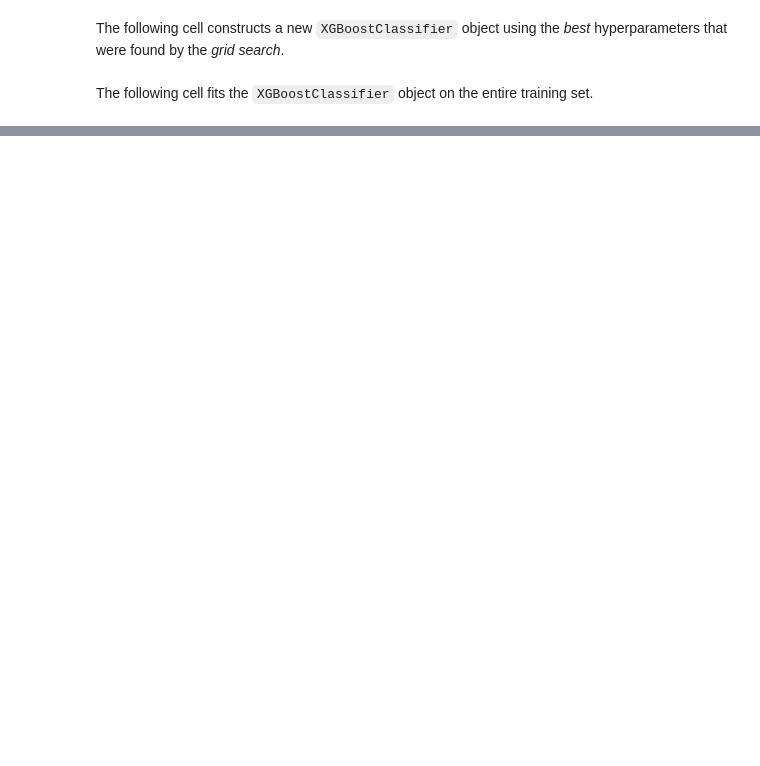
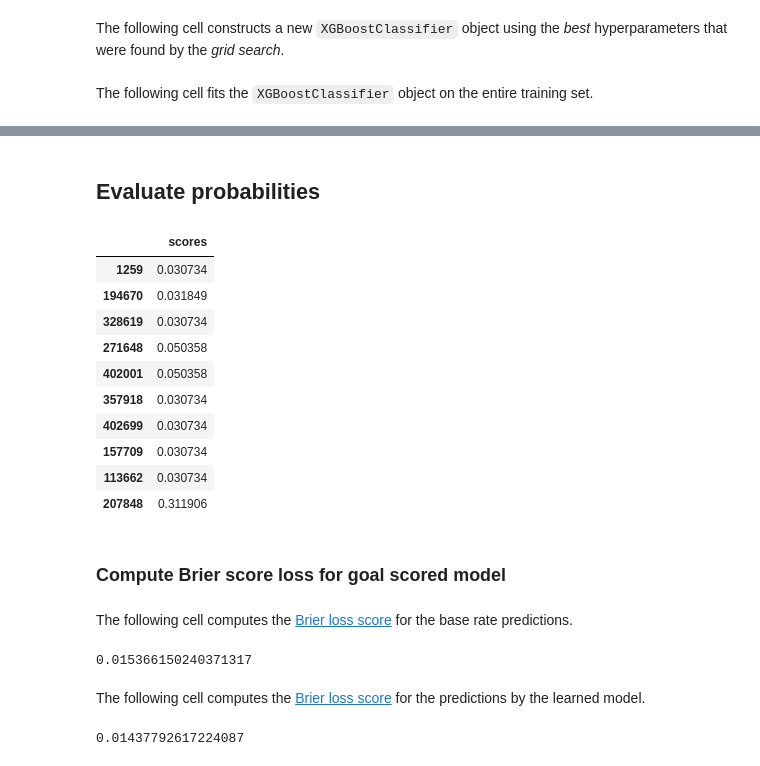
Before and after one commit to utkarshshri1016/Soccer-and-Stats, a Jupyter notebook: Value 3.ipynb, the cells around one changed output, grey strips where cells are left out. Drawn from its saved outputs; the diff is of its cells as text; code cells hidden in the pictures; blank space fills up the shorter version.

```diff
--- a/Value 3.ipynb
+++ b/Value 3.ipynb
@@ -508,0 +478,2 @@ model_scores_final.fit(
+# %% [markdown]
+## Evaluate probabilities
@@ -508,0 +490,34 @@ model_scores_final.fit(
+# %%
+df_predictions.head(10)
+# %% [output]
+|  | scores |
+| 1259 | 0.030734 |
+| 194670 | 0.031849 |
+| 328619 | 0.030734 |
+| 271648 | 0.050358 |
+| 402001 | 0.050358 |
+| 357918 | 0.030734 |
+| 402699 | 0.030734 |
+| 157709 | 0.030734 |
+| 113662 | 0.030734 |
+| 207848 | 0.311906 |
+# %% [markdown]
+### Compute Brier score loss for goal scored model
+# %% [markdown]
+The following cell computes the [Brier loss score](https://en.wikipedia.org/wiki/Brier_score) for the base rate predictions.
+# %%
+brier_score_loss(
+    y_true=df_y_test['scores'],
+    y_prob=df_base_rates['scores']
+)
+# %% [output]
+0.015366150240371317
+# %% [markdown]
+The following cell computes the [Brier loss score](https://en.wikipedia.org/wiki/Brier_score) for the predictions by the learned model.
+# %%
+brier_score_loss(
+    y_true=df_y_test['scores'],
+    y_prob=df_predictions_cv['scores']
+)
+# %% [output]
+0.01437792617224087
```
Also changed, not shown: parts of 79 cells of this notebook, 1 other file.
